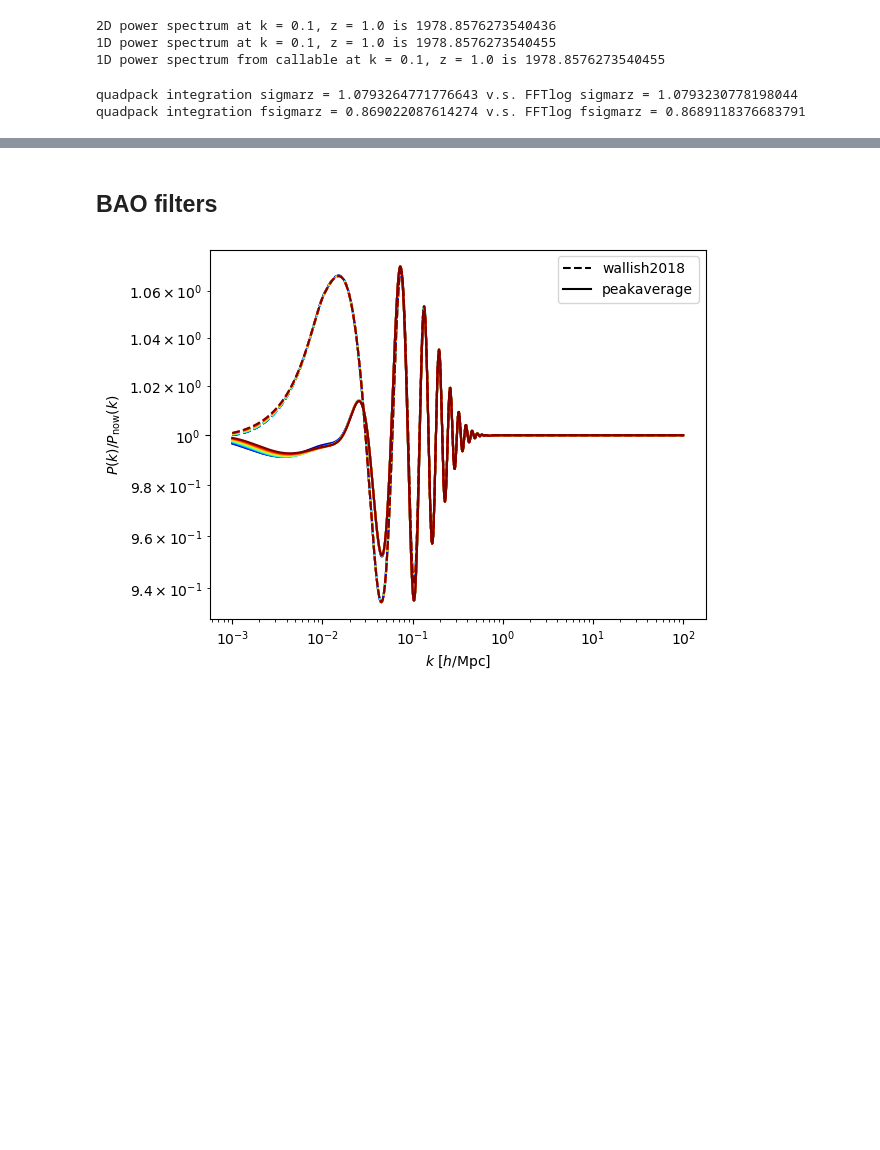
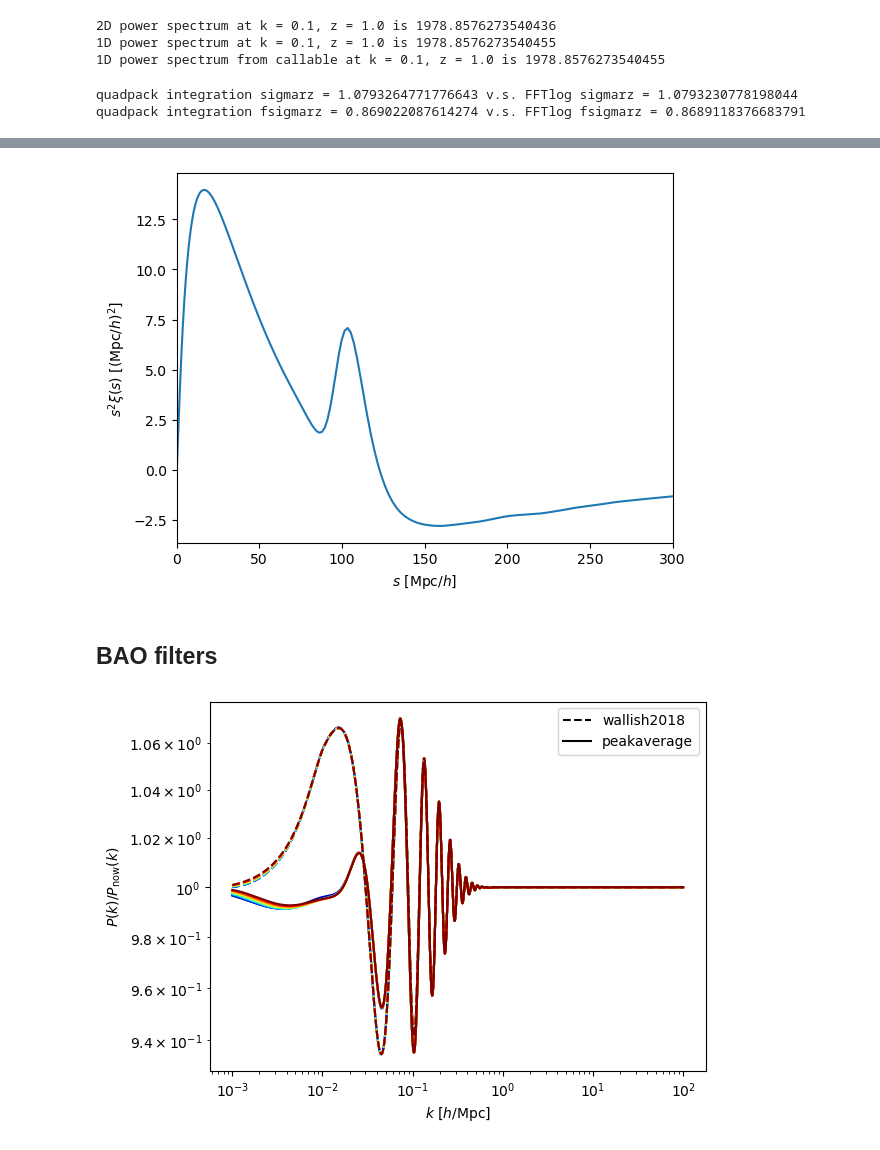
Before and after one commit to cosmodesi/cosmoprimo, a Jupyter notebook: nb/examples.ipynb, the cells around one changed output, grey strips where cells are left out. Drawn from its saved outputs; the diff is of its cells as text; code cells hidden in the pictures; blank space fills up the shorter version.

```diff
--- a/nb/examples.ipynb
+++ b/nb/examples.ipynb
@@ -257,3 +258,17 @@ plt.show()
+# %%
+# This is equivalent to using PowerToCorrelation
+from cosmoprimo import PowerToCorrelation
+
+k = np.geomspace(pk1d.extrap_kmin, pk1d.extrap_kmax, 1024)
+fftlog = PowerToCorrelation(k, ell=0)
+s, xi1d = fftlog(pk1d(k))
+plt.plot(s, s**2 * xi1d)
+plt.xlim(0., 300.)
+plt.xlabel(r'$s$ [$\mathrm{Mpc}/h$]')
+plt.ylabel(r'$s^{2}\xi(s)$ [$(\mathrm{Mpc}/h)^{2}$]')
+plt.show()
+# %% [output]
+[figure, added]
 # %% [markdown]
 ## BAO filters
 # %%
```
Also changed, not shown: parts of 1 cell of this notebook, 2 other files.
